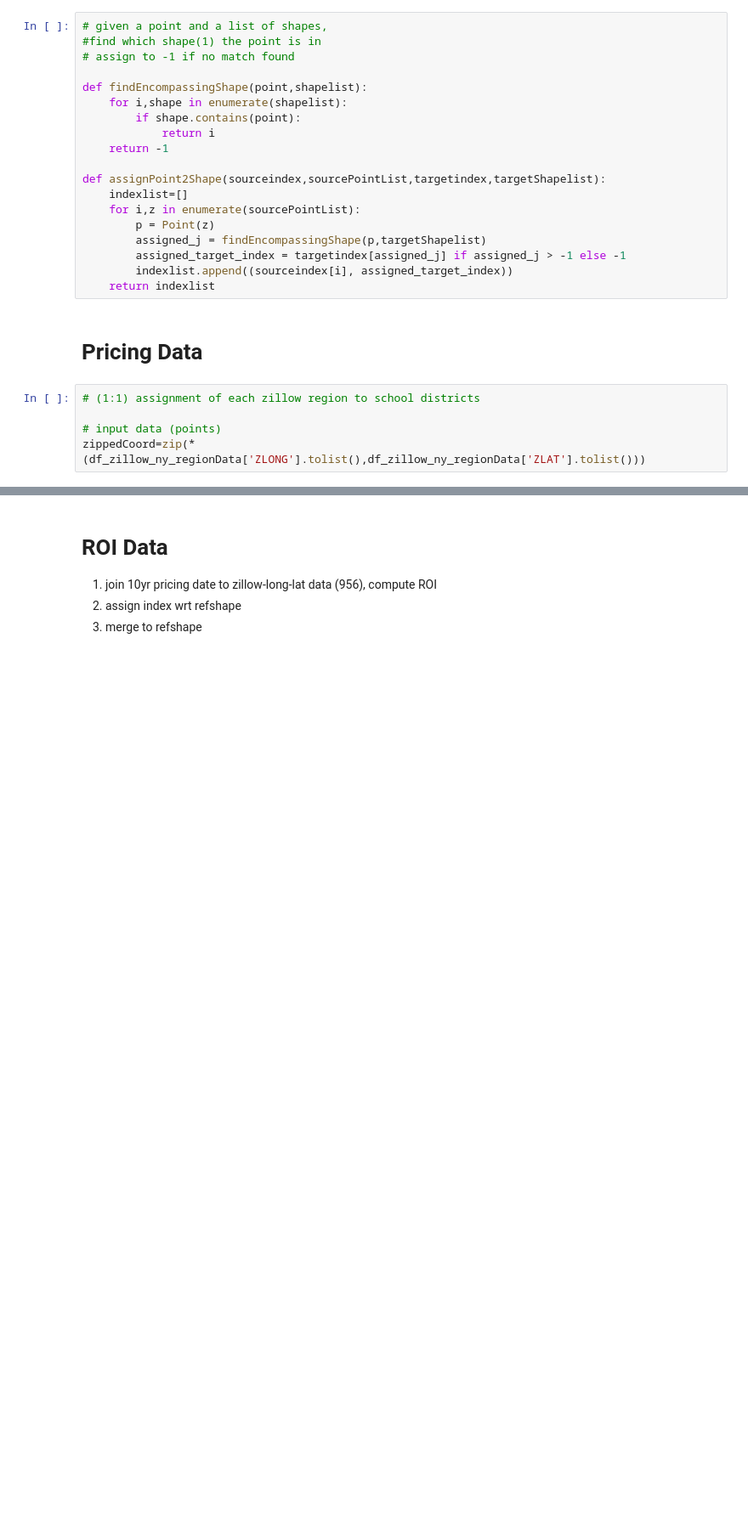
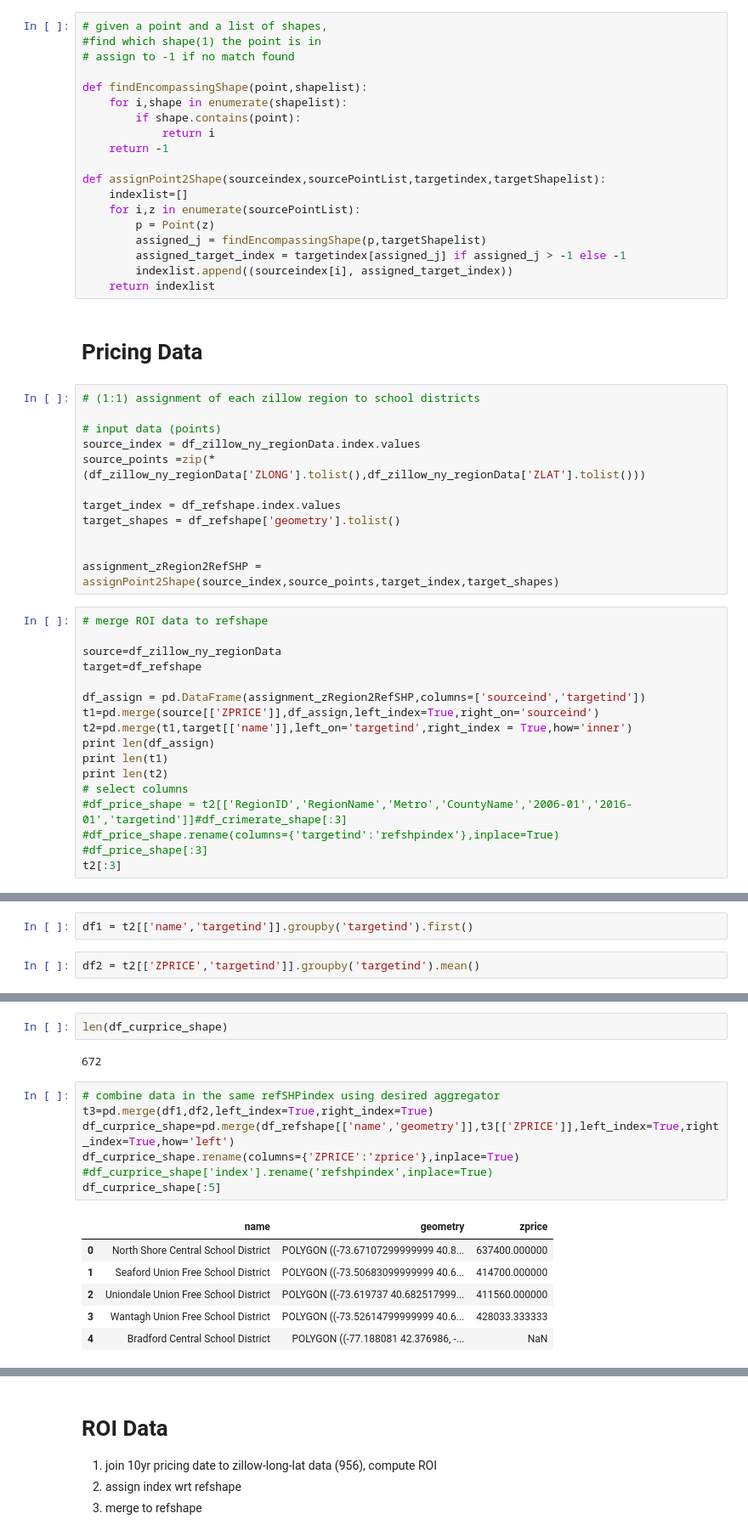
Before and after one commit to enghuiy/homevalue-hunter_data, a Jupyter notebook: preparePrice-ROI.ipynb, the cells around one changed output, grey strips where cells are left out. Shown at 85% size. Drawn from its saved outputs; the diff is of its cells as text; blank space fills up the shorter version.

```diff
--- a/preparePrice-ROI.ipynb
+++ b/preparePrice-ROI.ipynb
@@ -125,4 +131,28 @@ def assignPoint2Shape(sourceindex,sourcePointList,targetindex,targetShapelist):
 # (1:1) assignment of each zillow region to school districts
 
 # input data (points)
-zippedCoord=zip(* (df_zillow_ny_regionData['ZLONG'].tolist(),df_zillow_ny_regionData['ZLAT'].tolist()))
+source_index = df_zillow_ny_regionData.index.values
+source_points =zip(* (df_zillow_ny_regionData['ZLONG'].tolist(),df_zillow_ny_regionData['ZLAT'].tolist()))
+
+target_index = df_refshape.index.values
+target_shapes = df_refshape['geometry'].tolist()
+
+
+assignment_zRegion2RefSHP = assignPoint2Shape(source_index,source_points,target_index,target_shapes)
+# %%
+# merge ROI data to refshape
+
+source=df_zillow_ny_regionData
+target=df_refshape
+
+df_assign = pd.DataFrame(assignment_zRegion2RefSHP,columns=['sourceind','targetind'])
+t1=pd.merge(source[['ZPRICE']],df_assign,left_index=True,right_on='sourceind')
+t2=pd.merge(t1,target[['name']],left_on='targetind',right_index = True,how='inner')
+print len(df_assign)
+print len(t1)
+print len(t2)
+# select columns
+#df_price_shape = t2[['RegionID','RegionName','Metro','CountyName','2006-01','2016-01','targetind']]#df_crimerate_shape[:3]
+#df_price_shape.rename(columns={'targetind':'refshpindex'},inplace=True)
+#df_price_shape[:3]
+t2[:3]
@@ -128,0 +167,4 @@ zippedCoord=zip(* (df_zillow_ny_regionData['ZLONG'].tolist(),df_zillow_ny_region
+# %%
+df1 = t2[['name','targetind']].groupby('targetind').first()
+# %%
+df2 = t2[['ZPRICE','targetind']].groupby('targetind').mean()
@@ -128,0 +187,18 @@ zippedCoord=zip(* (df_zillow_ny_regionData['ZLONG'].tolist(),df_zillow_ny_region
+# %%
+len(df_curprice_shape)
+# %% [output]
+672
+# %%
+# combine data in the same refSHPindex using desired aggregator
+t3=pd.merge(df1,df2,left_index=True,right_index=True)
+df_curprice_shape=pd.merge(df_refshape[['name','geometry']],t3[['ZPRICE']],left_index=True,right_index=True,how='left')
+df_curprice_shape.rename(columns={'ZPRICE':'zprice'},inplace=True)
+#df_curprice_shape['index'].rename('refshpindex',inplace=True)
+df_curprice_shape[:5]
+# %% [output]
+|  | name | geometry | zprice |
+| 0 | North Shore Central School District | POLYGON ((-73.67107299999999 40.8... | 637400.000000 |
+| 1 | Seaford Union Free School District | POLYGON ((-73.50683099999999 40.6... | 414700.000000 |
+| 2 | Uniondale Union Free School District | POLYGON ((-73.619737 40.682517999... | 411560.000000 |
+| 3 | Wantagh Union Free School District | POLYGON ((-73.52614799999999 40.6... | 428033.333333 |
+| 4 | Bradford Central School District | POLYGON ((-77.188081 42.376986, -... | NaN |
```
Also changed, not shown: parts of 14 cells of this notebook, 2 other files.
